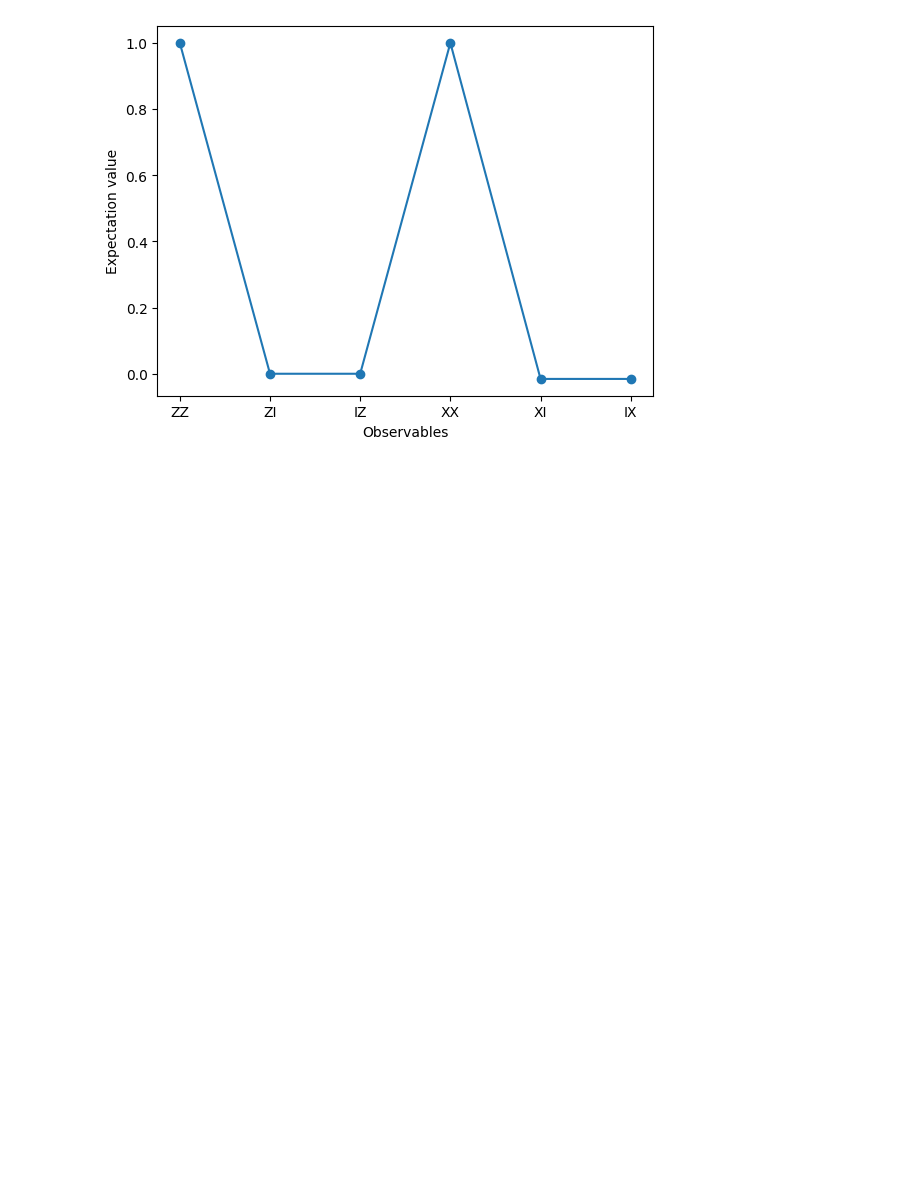
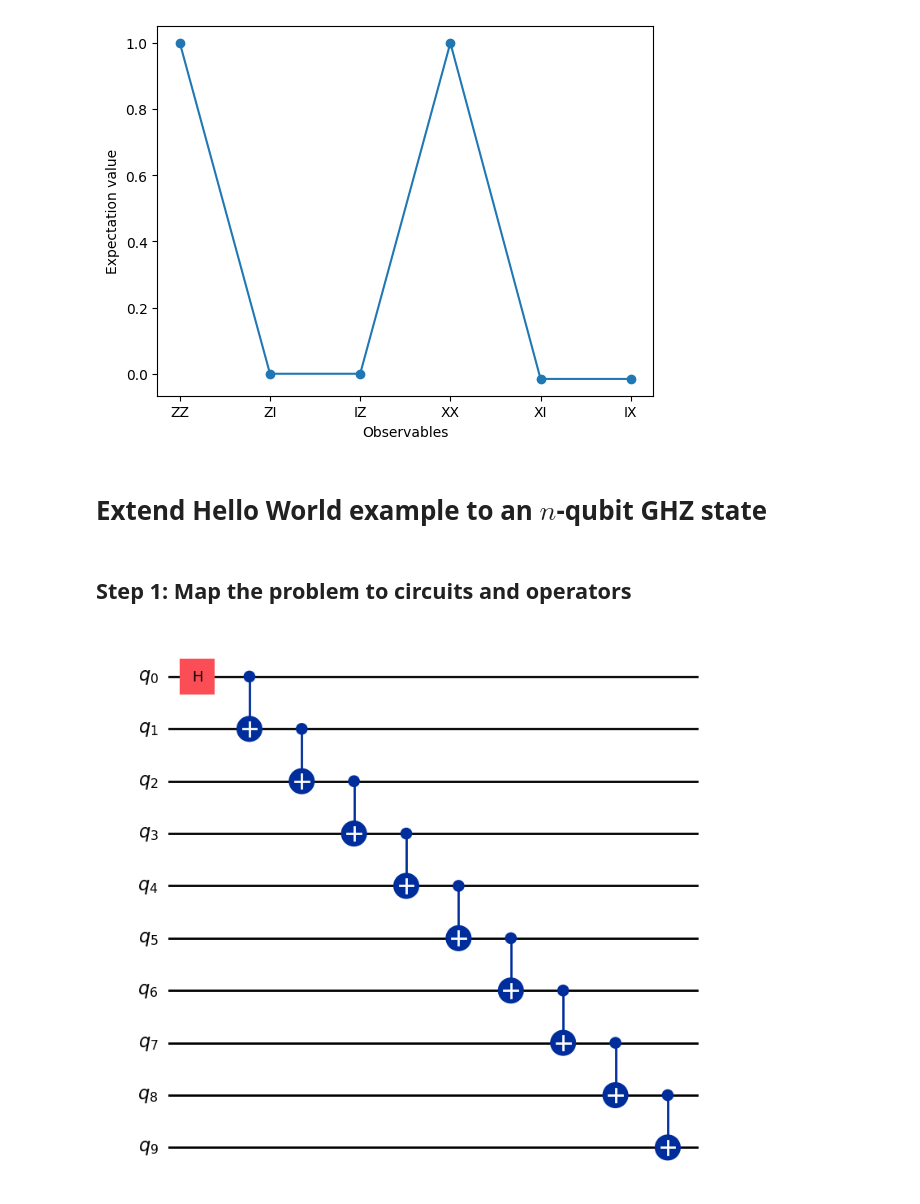
Before and after one commit to Freddie-Burns/qecdt-project-b, a Jupyter notebook: bell_state.ipynb, the cells around one changed output. Drawn from its saved outputs; the diff is of its cells as text; code cells hidden in the pictures; blank space fills up the shorter version.

Commit message:
2 qubit Bell state tutorial notebook

```diff
--- a/bell_state.ipynb
+++ b/bell_state.ipynb
@@ -50,3 +50,20 @@ plt.ylabel("Expectation value")
 plt.show()
 # %% [output]
 [figure]
+# %% [markdown]
+# Extend Hello World example to an $n$-qubit GHZ state
+# %% [markdown]
+## Step 1: Map the problem to circuits and operators
+# %%
+def get_qc_for_n_qubit_GHZ_state(n):
+    qc = QuantumCircuit(n)
+    qc.h(0)
+    for i in range(n-1):
+        qc.cx(i, i+1)
+    return qc
+
+n = 10
+qc = get_qc_for_n_qubit_GHZ_state(n)
+qc.draw(output='mpl')
+# %% [output]
+[figure, added]
```
Also changed, not shown: parts of 5 cells of this notebook.
